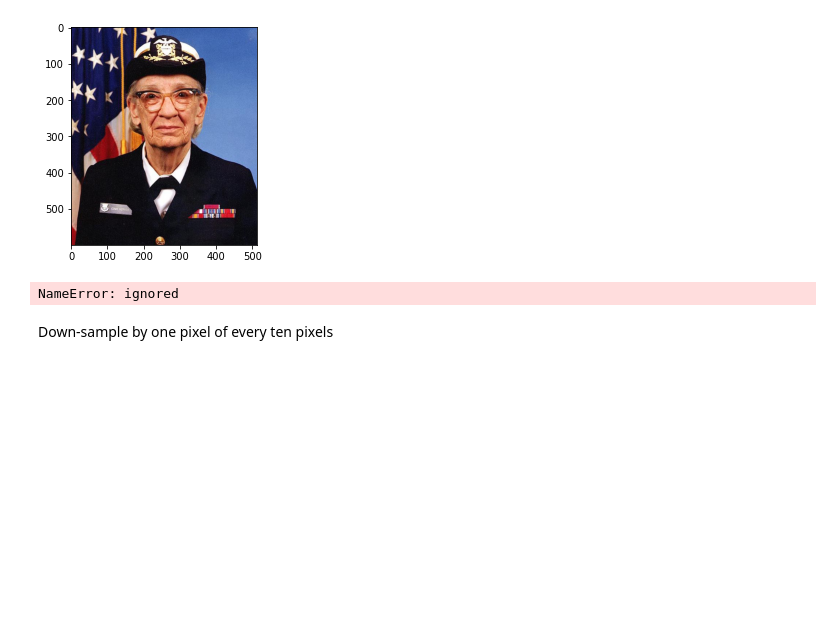
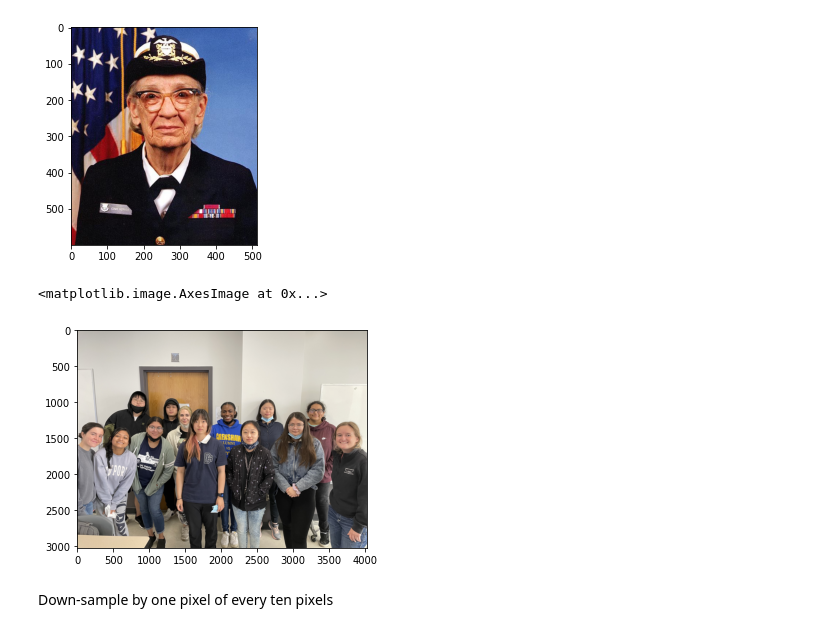
Before and after one commit to MinJ96/ANS198, a Jupyter notebook: note1_python_libraries.ipynb, the cells around one changed output. Drawn from its saved outputs; the diff is of its cells as text; code cells hidden in the pictures; blank space fills up the shorter version.

```diff
--- a/note1_python_libraries.ipynb
+++ b/note1_python_libraries.ipynb
@@ -213,9 +213,11 @@ image.shape
 (600, 512, 3)
 [figure]
 # %%
-image = plt.imread(ANS198GroupPhoto1.jpg)
+image = plt.imread("ANS198GroupPhoto1.jpg")
+plt.imshow(image)
 # %% [output]
-NameError: ignored
+<matplotlib.image.AxesImage at 0x...>
+[figure, added]
 # %% [markdown]
 Down-sample by one pixel of every ten pixels
 # %%
```
